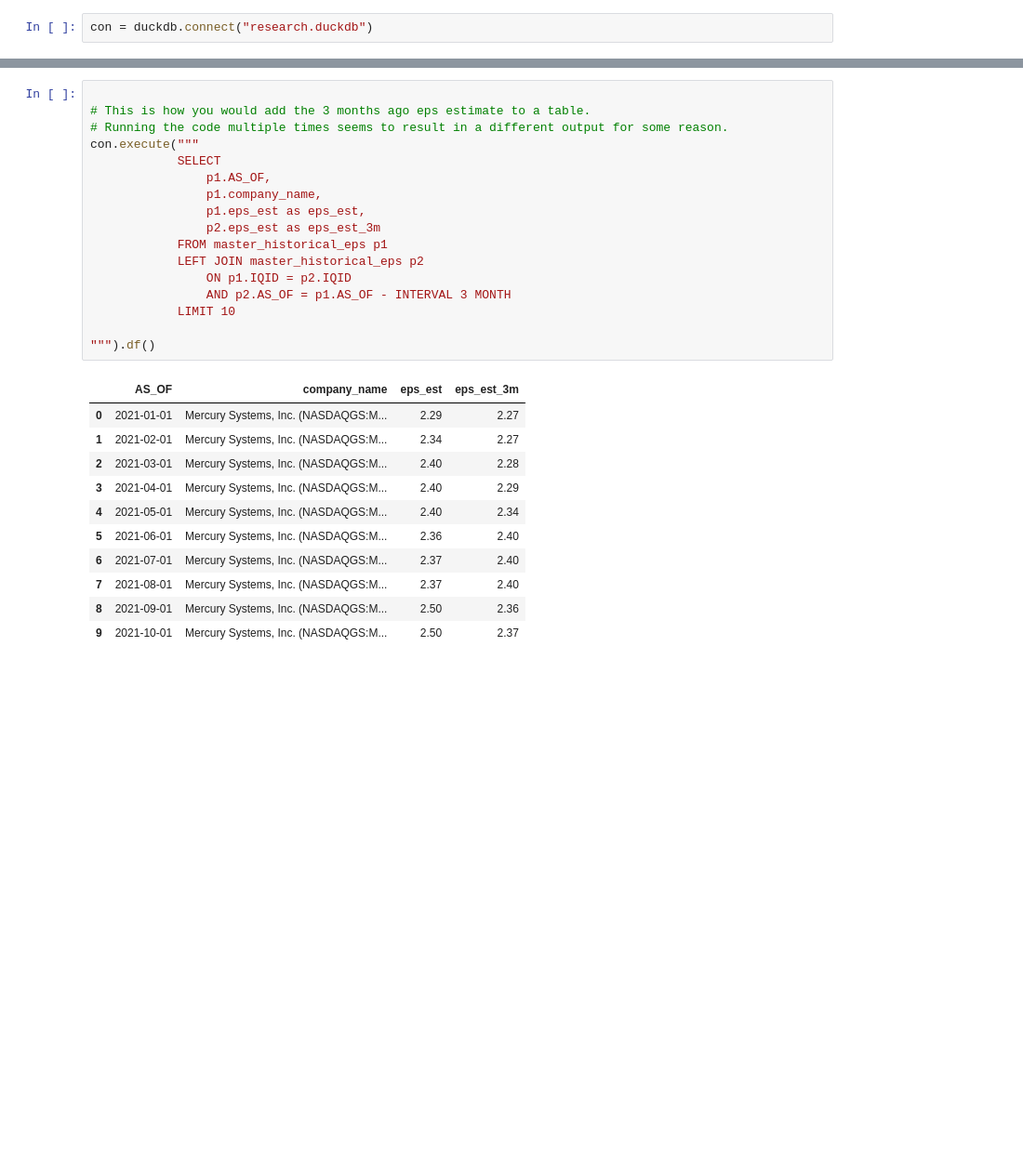
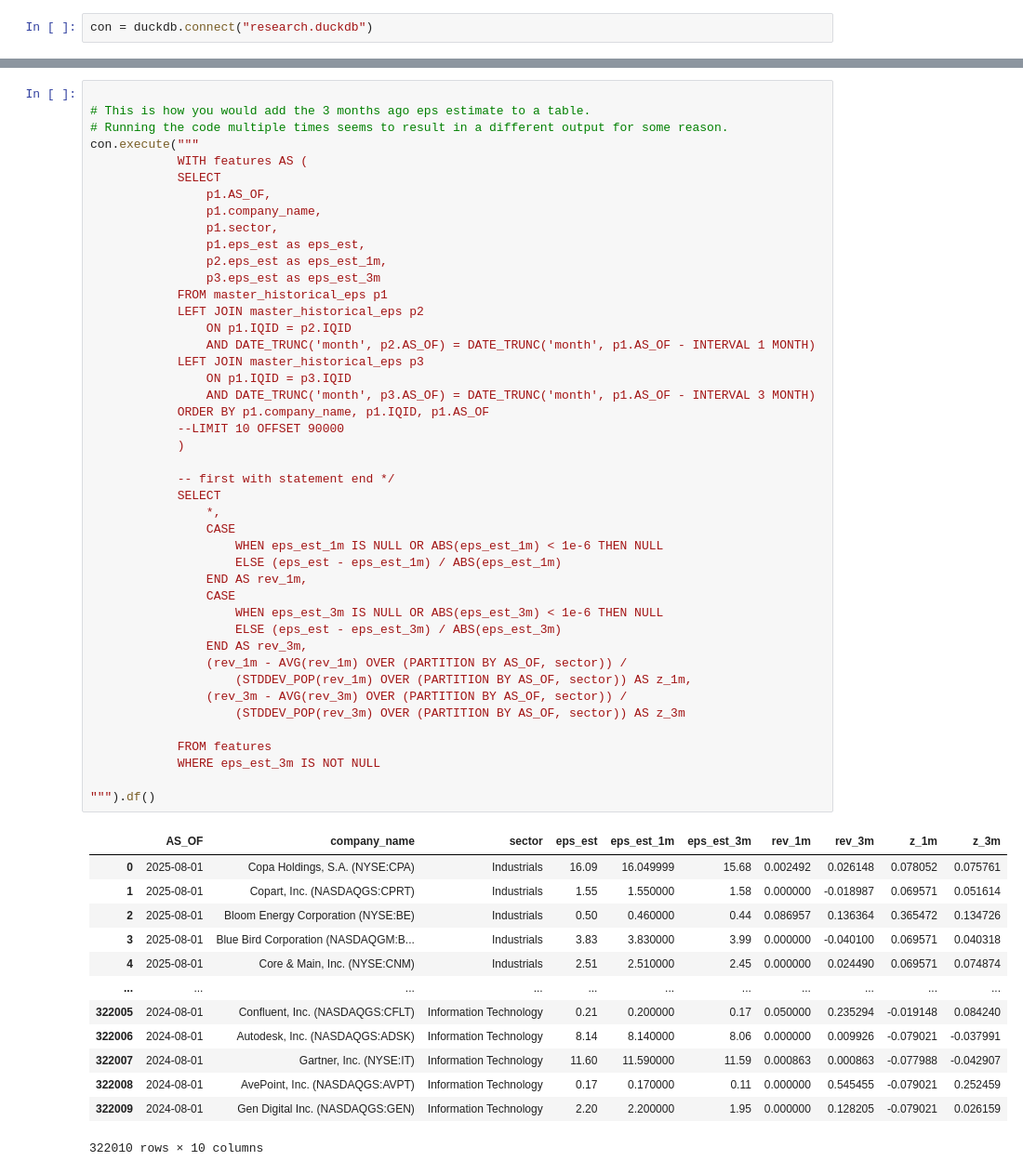
Before and after one commit to adamfowliee/FedContracts_AlgoTrading, a Jupyter notebook: database.ipynb, the cells around one changed output, grey strips where cells are left out. Shown at 93% size. Saved outputs shown, nothing was run; the diff lists cells and outputs as text; blank space fills up the shorter version.

```diff
--- a/database.ipynb
+++ b/database.ipynb
@@ -26,29 +53,58 @@ con.execute("SHOW TABLES").df()
 # %%
 
 # This is how you would add the 3 months ago eps estimate to a table.
 # Running the code multiple times seems to result in a different output for some reason.
 con.execute("""
+            WITH features AS (
             SELECT
                 p1.AS_OF,
                 p1.company_name,
+                p1.sector,
                 p1.eps_est as eps_est,
-                p2.eps_est as eps_est_3m
+                p2.eps_est as eps_est_1m,
+                p3.eps_est as eps_est_3m
             FROM master_historical_eps p1
             LEFT JOIN master_historical_eps p2
                 ON p1.IQID = p2.IQID
-                AND p2.AS_OF = p1.AS_OF - INTERVAL 3 MONTH
-            LIMIT 10
+                AND DATE_TRUNC('month', p2.AS_OF) = DATE_TRUNC('month', p1.AS_OF - INTERVAL 1 MONTH)
+            LEFT JOIN master_historical_eps p3
+                ON p1.IQID = p3.IQID
+                AND DATE_TRUNC('month', p3.AS_OF) = DATE_TRUNC('month', p1.AS_OF - INTERVAL 3 MONTH)
+            ORDER BY p1.company_name, p1.IQID, p1.AS_OF
+            --LIMIT 10 OFFSET 90000
+            )
+
+            -- first with statement end */
+            SELECT
+                *,
+                CASE
+                    WHEN eps_est_1m IS NULL OR ABS(eps_est_1m) < 1e-6 THEN NULL
+                    ELSE (eps_est - eps_est_1m) / ABS(eps_est_1m)
+                END AS rev_1m,
+                CASE
+                    WHEN eps_est_3m IS NULL OR ABS(eps_est_3m) < 1e-6 THEN NULL
+                    ELSE (eps_est - eps_est_3m) / ABS(eps_est_3m)
+                END AS rev_3m,
+                (rev_1m - AVG(rev_1m) OVER (PARTITION BY AS_OF, sector)) /
+                    (STDDEV_POP(rev_1m) OVER (PARTITION BY AS_OF, sector)) AS z_1m,
+                (rev_3m - AVG(rev_3m) OVER (PARTITION BY AS_OF, sector)) /
+                    (STDDEV_POP(rev_3m) OVER (PARTITION BY AS_OF, sector)) AS z_3m
+
+            FROM features
+            WHERE eps_est_3m IS NOT NULL
 
 """).df()
 # %% [output]
-|  | AS_OF | company_name | eps_est | eps_est_3m |
-| 0 | 2021-01-01 | Mercury Systems, Inc. (NASDAQGS:M... | 2.29 | 2.27 |
-| 1 | 2021-02-01 | Mercury Systems, Inc. (NASDAQGS:M... | 2.34 | 2.27 |
-| 2 | 2021-03-01 | Mercury Systems, Inc. (NASDAQGS:M... | 2.40 | 2.28 |
-| 3 | 2021-04-01 | Mercury Systems, Inc. (NASDAQGS:M... | 2.40 | 2.29 |
-| 4 | 2021-05-01 | Mercury Systems, Inc. (NASDAQGS:M... | 2.40 | 2.34 |
-| 5 | 2021-06-01 | Mercury Systems, Inc. (NASDAQGS:M... | 2.36 | 2.40 |
-| 6 | 2021-07-01 | Mercury Systems, Inc. (NASDAQGS:M... | 2.37 | 2.40 |
-| 7 | 2021-08-01 | Mercury Systems, Inc. (NASDAQGS:M... | 2.37 | 2.40 |
-| 8 | 2021-09-01 | Mercury Systems, Inc. (NASDAQGS:M... | 2.50 | 2.36 |
-| 9 | 2021-10-01 | Mercury Systems, Inc. (NASDAQGS:M... | 2.50 | 2.37 |
+|  | AS_OF | company_name | sector | eps_est | eps_est_1m | eps_est_3m | rev_1m | rev_3m | z_1m | z_3m |
+| 0 | 2025-08-01 | Copa Holdings, S.A. (NYSE:CPA) | Industrials | 16.09 | 16.049999 | 15.68 | 0.002492 | 0.026148 | 0.078052 | 0.075761 |
+| 1 | 2025-08-01 | Copart, Inc. (NASDAQGS:CPRT) | Industrials | 1.55 | 1.550000 | 1.58 | 0.000000 | -0.018987 | 0.069571 | 0.051614 |
+| 2 | 2025-08-01 | Bloom Energy Corporation (NYSE:BE) | Industrials | 0.50 | 0.460000 | 0.44 | 0.086957 | 0.136364 | 0.365472 | 0.134726 |
+| 3 | 2025-08-01 | Blue Bird Corporation (NASDAQGM:B... | Industrials | 3.83 | 3.830000 | 3.99 | 0.000000 | -0.040100 | 0.069571 | 0.040318 |
+| 4 | 2025-08-01 | Core & Main, Inc. (NYSE:CNM) | Industrials | 2.51 | 2.510000 | 2.45 | 0.000000 | 0.024490 | 0.069571 | 0.074874 |
+| ... | ... | ... | ... | ... | ... | ... | ... | ... | ... | ... |
+| 322005 | 2024-08-01 | Confluent, Inc. (NASDAQGS:CFLT) | Information Technology | 0.21 | 0.200000 | 0.17 | 0.050000 | 0.235294 | -0.019148 | 0.084240 |
+| 322006 | 2024-08-01 | Autodesk, Inc. (NASDAQGS:ADSK) | Information Technology | 8.14 | 8.140000 | 8.06 | 0.000000 | 0.009926 | -0.079021 | -0.037991 |
+| 322007 | 2024-08-01 | Gartner, Inc. (NYSE:IT) | Information Technology | 11.60 | 11.590000 | 11.59 | 0.000863 | 0.000863 | -0.077988 | -0.042907 |
+| 322008 | 2024-08-01 | AvePoint, Inc. (NASDAQGS:AVPT) | Information Technology | 0.17 | 0.170000 | 0.11 | 0.000000 | 0.545455 | -0.079021 | 0.252459 |
+| 322009 | 2024-08-01 | Gen Digital Inc. (NASDAQGS:GEN) | Information Technology | 2.20 | 2.200000 | 1.95 | 0.000000 | 0.128205 | -0.079021 | 0.026159 |
+322010 rows × 10 columns
```
Also changed, not shown: parts of 7 cells of this notebook, 1 other file.
